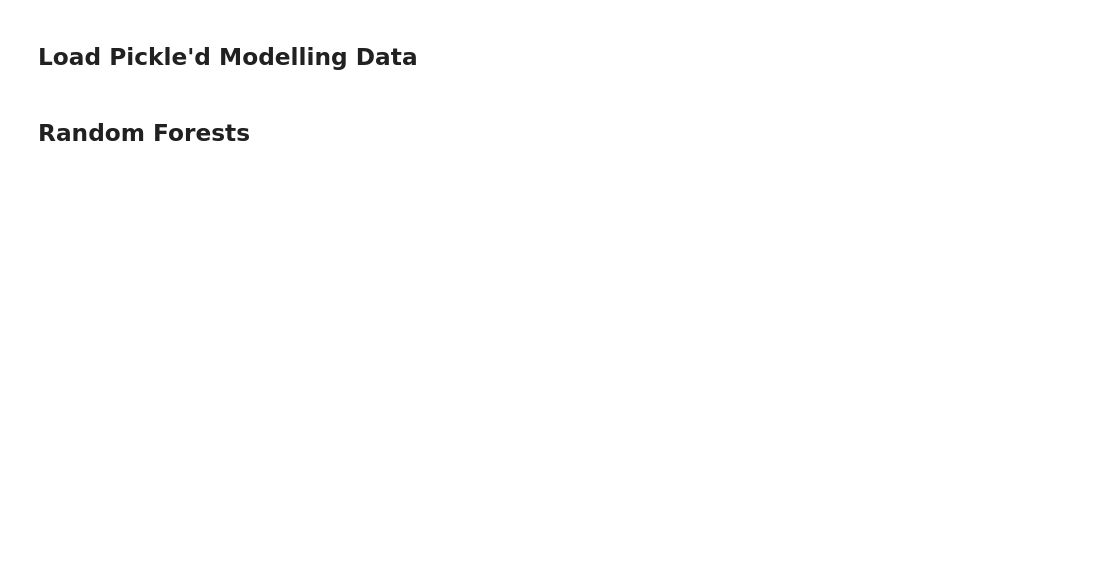
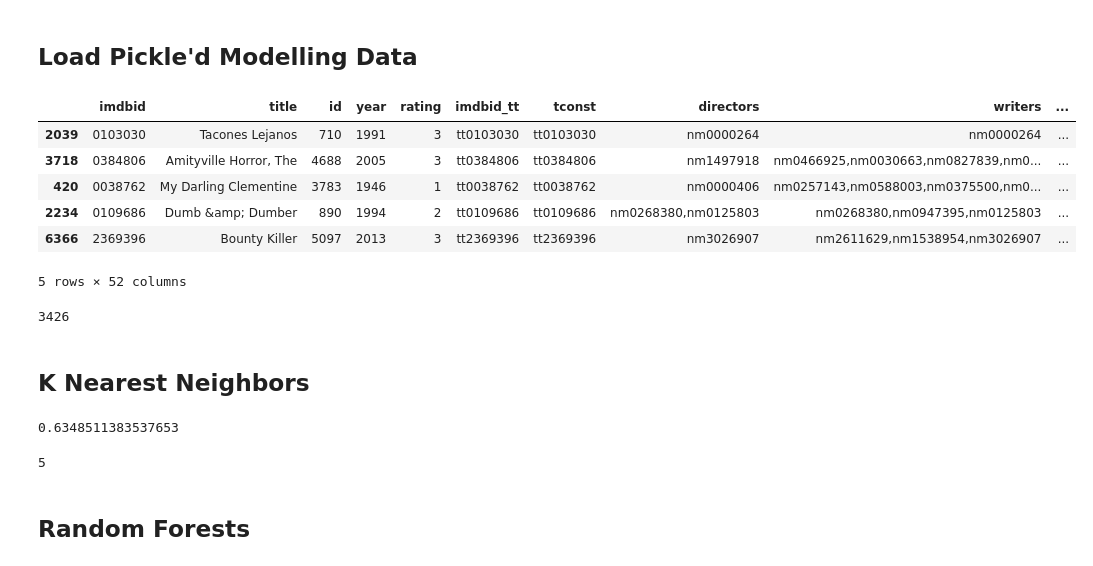
Before and after one commit to warren-andrew/bechdel-classification, a Jupyter notebook: Bechdel Data Modelling.ipynb, the cells around one changed output. Saved outputs shown, nothing was run; the diff lists cells and outputs as text; code cells hidden in the pictures; blank space fills up the shorter version.

```diff
--- a/Bechdel Data Modelling.ipynb
+++ b/Bechdel Data Modelling.ipynb
@@ -31,20 +31,33 @@ from sklearn.model_selection import train_test_split
 # %%
 with open('model_principals.pickle', 'rb') as f:
     model_principals = pickle.load(f)
 
-model_principals.head()
+len(model_principals[]
+# %% [output]
+|  | imdbid | title | id | year | rating | imdbid_tt | tconst | directors | writers | ... |
+| 2039 | 0103030 | Tacones Lejanos | 710 | 1991 | 3 | tt0103030 | tt0103030 | nm0000264 | nm0000264 | ... |
+| 3718 | 0384806 | Amityville Horror, The | 4688 | 2005 | 3 | tt0384806 | tt0384806 | nm1497918 | nm0466925,nm0030663,nm0827839,nm0... | ... |
+| 420 | 0038762 | My Darling Clementine | 3783 | 1946 | 1 | tt0038762 | tt0038762 | nm0000406 | nm0257143,nm0588003,nm0375500,nm0... | ... |
+| 2234 | 0109686 | Dumb &amp; Dumber | 890 | 1994 | 2 | tt0109686 | tt0109686 | nm0268380,nm0125803 | nm0268380,nm0947395,nm0125803 | ... |
+| 6366 | 2369396 | Bounty Killer | 5097 | 2013 | 3 | tt2369396 | tt2369396 | nm3026907 | nm2611629,nm1538954,nm3026907 | ... |
+5 rows × 52 columns
 # %%
-nontest, test = train_test_split(model_principals, test_size=.2, random_state=10)
-# nontest, test = train_test_split(model_principals[model_principals['decade']>=1950], test_size=.2, random_state=10)
+# nontest, test = train_test_split(model_principals, test_size=.2, random_state=10)
+nontest, test = train_test_split(model_principals[model_principals['decade']>=1990], test_size=.2, random_state=10)
 train, val = train_test_split(nontest, test_size = .25, random_state = 42)
 
-features = ['writer_f_count', 'director_f_count', 'producer_f_count',
-            'editor_f_count', 'cast_f_count',
-            1900,1910,1920,1930,1940,1950,
-            1960,1970,1980,1990,
+features = ['writer_f_percent', 'director_f_percent', 'producer_f_count',
+            'editor_f_count', 'cast_f_count', 'has top prod comp', 'Ex-US and Top Prod Comp',
+#             1900,1910,1920,1930,1940,1950,
+#             1960,1970,
+            1980,1990,
             2000,2010,2020]
 
 target = 'bechdel pass'
+
+print(len(train))
+# %% [output]
+3426
 # %%
 from sklearn.tree import DecisionTreeClassifier
 from sklearn.svm import LinearSVC
@@ -54,3 +70,16 @@ from sklearn.linear_model import LogisticRegression
+# %% [markdown]
+## K Nearest Neighbors
+# %%
+knn = KNeighborsClassifier()
+knn_grid=GridSearchCV(estimator = knn,param_grid = {'n_neighbors':range(1,11)},scoring='accuracy')
+knn_grid.fit(train[features], train[target])
+knn_grid.score(val[features],val[target])
+# %% [output]
+0.6348511383537653
+# %%
+clf.get_params()['estimator__n_neighbors']
+# %% [output]
+5
 # %% [markdown]
 ## Random Forests
 # %%
```
Also changed, not shown: parts of 7 cells of this notebook, 16 other files.
